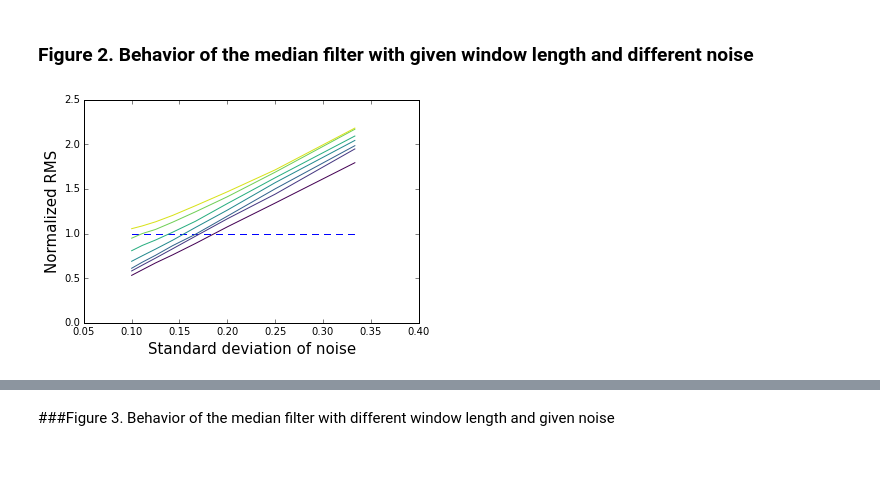
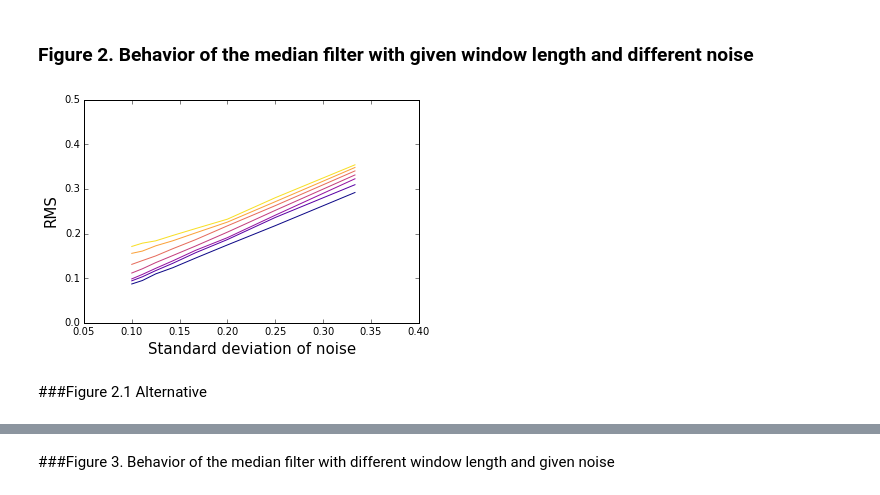
Before and after one commit to ktakagaki/kt-2015-DSPHandsOn, a Jupyter notebook: MedianFilter/Python/06. Behavior of the median filter with white noise/Resolution of the median filter with a noised spike.ipynb, the cells around one changed output, grey strips where cells are left out. Drawn from its saved outputs; the diff is of its cells as text; code cells hidden in the pictures; blank space fills up the shorter version.

```diff
--- a/MedianFilter/Python/06. Behavior of the median filter with white noise/Resolution of the median filter with a noised spike.ipynb
+++ b/MedianFilter/Python/06. Behavior of the median filter with white noise/Resolution of the median filter with a noised spike.ipynb
@@ -93,3 +93,6 @@ plt.savefig('Resolution noised spike.png', dpi = 300)
+# %%
+viridis_data = np.loadtxt('viridis_data.txt')
+plasma_data = np.loadtxt('plasma_data.txt')
 # %% [markdown]
 ### Figure 2. Behavior of the median filter with given window length and different noise
 # %%
@@ -127,16 +130,14 @@ np.savetxt("valuesspike.txt",values)
 # %%
 values = np.loadtxt("valuesspike.txt")
 # %%
-viridis_data = np.loadtxt('viridis_data.txt')
 fig = plt.figure()
-values2 = np.zeros(((len(stdsn),len(wl))))
 for p in range (7):
-    values2[:,p] = values[:,p]/np.std(data)
-    plt.axis([0.05, 0.4, 0, 2.5])
+    plt.axis([0.05, 0.4, 0, .5])
     plt.xlabel('Standard deviation of noise', fontsize = 15)
-    plt.ylabel('Normalized RMS', fontsize = 15)
-    plt.plot(stdsn,values2[:,p], color=viridis_data[(p*40),:])
-    plt.hlines(1,0.1,max(stdsn), color = 'b', linestyle = '--')
+    plt.ylabel('RMS', fontsize = 15)
+    plt.plot(stdsn,values[:,p], color=plasma_data[(p*40),:])
 plt.savefig('Behavior given wl different noise spike.png', dpi = 300)
 # %% [output]
-[figure, old version]
+[figure, new version]
+# %% [markdown]
+###Figure 2.1 Alternative
```
Also changed, not shown: parts of 16 cells of this notebook, 7 other files.
